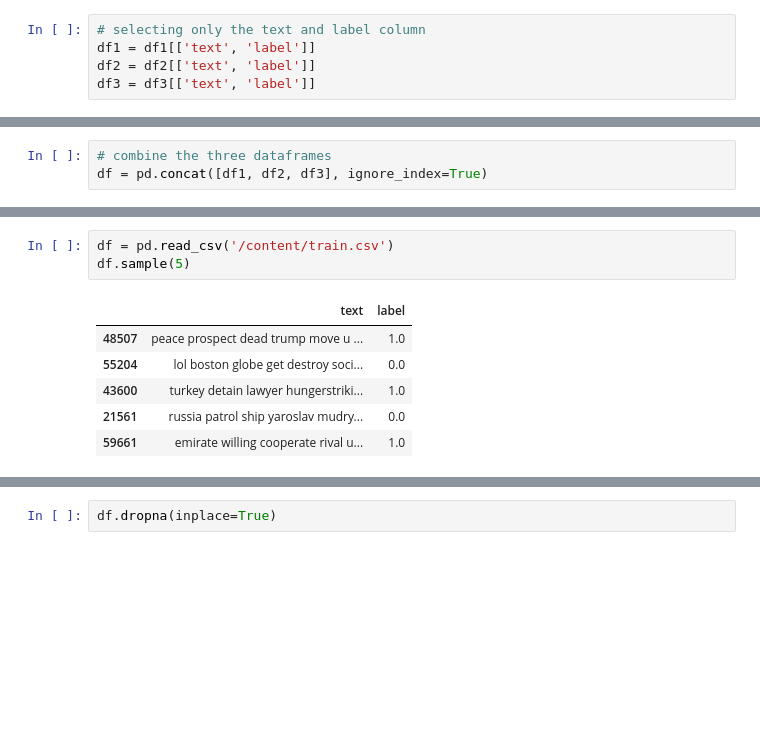
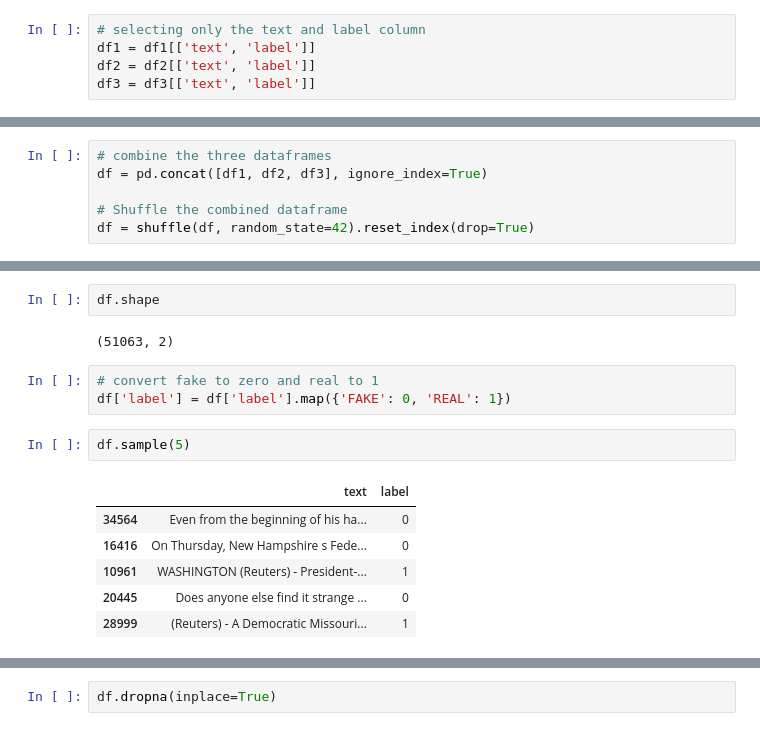
Before and after one commit to Oyeniran20/Fake-News-Detection, a Jupyter notebook: Fake_News.ipynb, the cells around one changed output, grey strips where cells are left out. Drawn from its saved outputs; the diff is of its cells as text; blank space fills up the shorter version.

```diff
--- a/Fake_News.ipynb
+++ b/Fake_News.ipynb
@@ -52,4 +54,7 @@ df3 = df3[['text', 'label']]
 # %%
 # combine the three dataframes
 df = pd.concat([df1, df2, df3], ignore_index=True)
+
+# Shuffle the combined dataframe
+df = shuffle(df, random_state=42).reset_index(drop=True)
 # %%
@@ -57,13 +69,19 @@ df
+# %%
+df.shape
+# %% [output]
+(51063, 2)
+# %%
+# convert fake to zero and real to 1
+df['label'] = df['label'].map({'FAKE': 0, 'REAL': 1})
 # %%
-df = pd.read_csv('/content/train.csv')
 df.sample(5)
 # %% [output]
 |  | text | label |
-| 48507 | peace prospect dead trump move u ... | 1.0 |
-| 55204 | lol boston globe get destroy soci... | 0.0 |
-| 43600 | turkey detain lawyer hungerstriki... | 1.0 |
-| 21561 | russia patrol ship yaroslav mudry... | 0.0 |
-| 59661 | emirate willing cooperate rival u... | 1.0 |
+| 34564 | Even from the beginning of his ha... | 0 |
+| 16416 | On Thursday, New Hampshire s Fede... | 0 |
+| 10961 | WASHINGTON (Reuters) - President-... | 1 |
+| 20445 | Does anyone else find it strange ... | 0 |
+| 28999 | (Reuters) - A Democratic Missouri... | 1 |
 # %%
 df.shape
 # %% [output]
```
Also changed, not shown: parts of 9 cells of this notebook.
